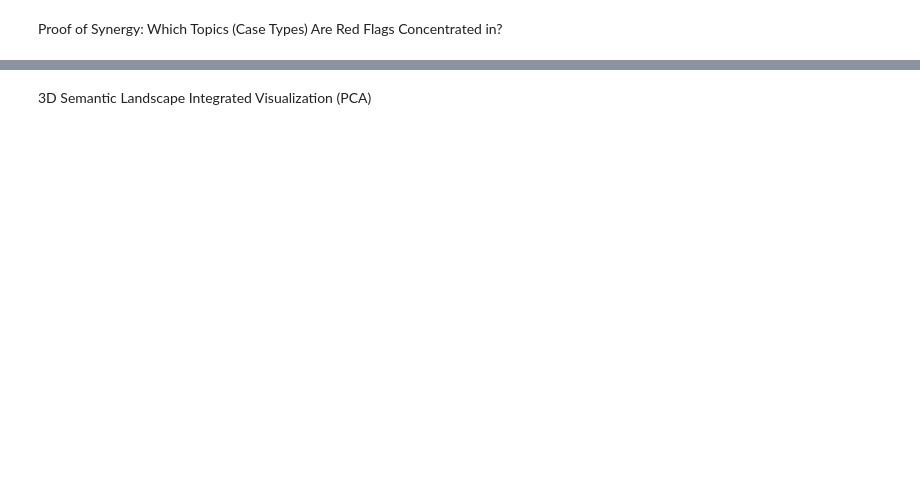
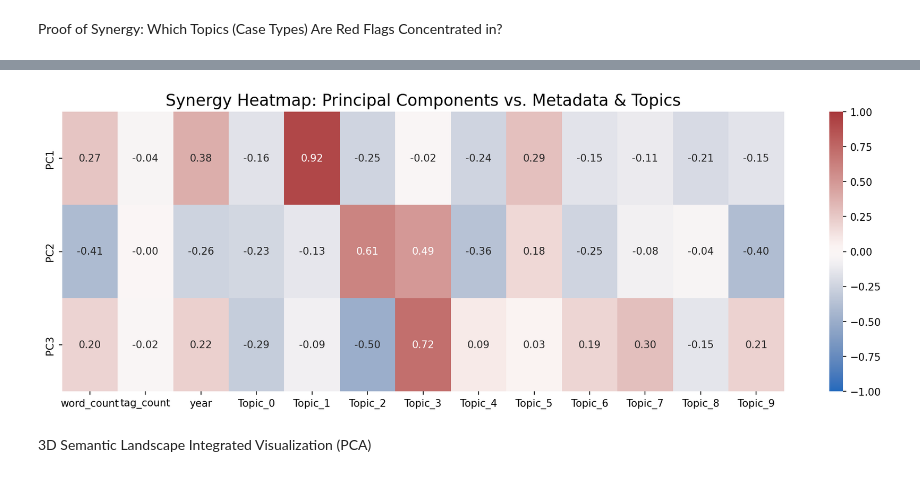
Before and after one commit to mqanaq/BA820-B1-Team13, a Jupyter notebook: M3_Fair_Use_Data_Integrated_Analysis_&_Synergy.ipynb, the cells around one changed output, grey strips where cells are left out. Saved outputs shown, nothing was run; the diff lists cells and outputs as text; code cells hidden in the pictures; blank space fills up the shorter version.

```diff
--- a/M3_Fair_Use_Data_Integrated_Analysis_&_Synergy.ipynb
+++ b/M3_Fair_Use_Data_Integrated_Analysis_&_Synergy.ipynb
@@ -457,3 +497,30 @@ display(synergy_crosstab.sort_values(by='Red_Flag_Rate(%)', ascending=False))
+# %%
+# Get 10 NMF topic weights
+topic_weights_df = pd.DataFrame(
+    nmf_results[10]['doc_topic'],
+    columns=[f'Topic_{i}' for i in range(10)]
+)
+
+# Merge with existing 3 numerical features
+metadata_features_df = pd.DataFrame(
+    features_scaled,
+    columns=['word_count', 'tag_count', 'year']
+)
+
+all_original_features = pd.concat([metadata_features_df, topic_weights_df], axis=1)
+
+transformed_data = pd.DataFrame(pca_results_3d, columns=['PC1', 'PC2', 'PC3'])
+combined_for_corr = pd.concat([transformed_data, all_original_features], axis=1)
+
+correlation_matrix = combined_for_corr.corr().loc[['PC1', 'PC2', 'PC3'], all_original_features.columns]
+
+plt.figure(figsize=(16, 5), dpi=150)
+sns.heatmap(correlation_matrix, annot=True, cmap='vlag', vmin=-1, vmax=1, center=0, fmt=".2f")
+
+plt.title('Synergy Heatmap: Principal Components vs. Metadata & Topics', fontsize=16)
+plt.show()
+# %% [output]
+[figure, added]
 # %% [markdown]
 3D Semantic Landscape Integrated Visualization (PCA)
 # %%
```
Also changed, not shown: parts of 5 cells of this notebook.
